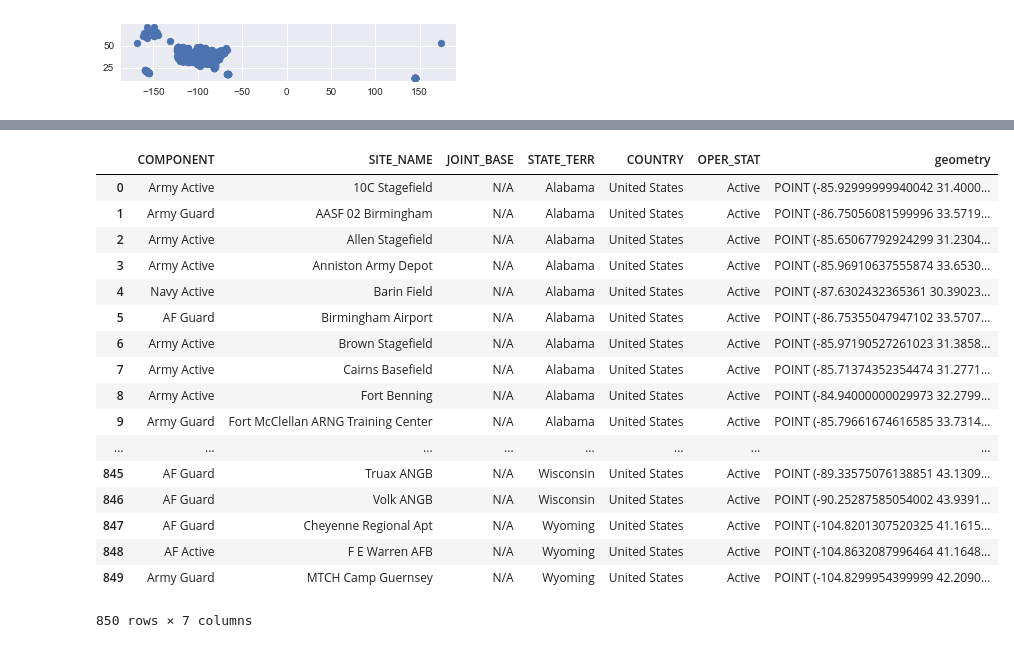
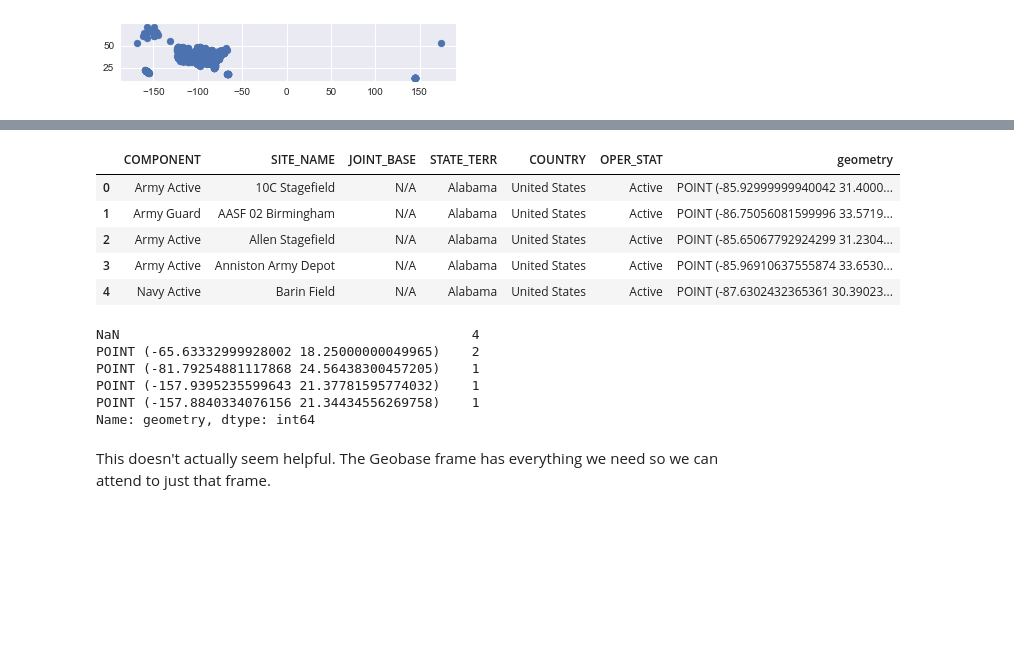
Before and after one commit to broad32/Military-Installation-Research, a Jupyter notebook: Bases_2015.ipynb, the cells around one changed output, grey strips where cells are left out. Saved outputs shown, nothing was run; the diff lists cells and outputs as text; code cells hidden in the pictures; blank space fills up the shorter version.

```diff
--- a/Bases_2015.ipynb
+++ b/Bases_2015.ipynb
@@ -248,25 +204,24 @@ result= pd.merge(base,geobase, how='outer',
                  on= ['COMPONENT','SITE_NAME', 'JOINT_BASE', 'STATE_TERR', 'COUNTRY', 'OPER_STAT'])
 # %%
 result=result.sort_values(['STATE_TERR', 'SITE_NAME']).reset_index(drop=True)
-result
+result.head()
 # %% [output]
 |  | COMPONENT | SITE_NAME | JOINT_BASE | STATE_TERR | COUNTRY | OPER_STAT | geometry |
 | 0 | Army Active | 10C Stagefield | N/A | Alabama | United States | Active | POINT (-85.92999999940042 31.4000... |
 | 1 | Army Guard | AASF 02 Birmingham | N/A | Alabama | United States | Active | POINT (-86.75056081599996 33.5719... |
 | 2 | Army Active | Allen Stagefield | N/A | Alabama | United States | Active | POINT (-85.65067792924299 31.2304... |
 | 3 | Army Active | Anniston Army Depot | N/A | Alabama | United States | Active | POINT (-85.96910637555874 33.6530... |
 | 4 | Navy Active | Barin Field | N/A | Alabama | United States | Active | POINT (-87.6302432365361 30.39023... |
-| 5 | AF Guard | Birmingham Airport | N/A | Alabama | United States | Active | POINT (-86.75355047947102 33.5707... |
-| 6 | Army Active | Brown Stagefield | N/A | Alabama | United States | Active | POINT (-85.97190527261023 31.3858... |
-| 7 | Army Active | Cairns Basefield | N/A | Alabama | United States | Active | POINT (-85.71374352354474 31.2771... |
-| 8 | Army Active | Fort Benning | N/A | Alabama | United States | Active | POINT (-84.94000000029973 32.2799... |
-| 9 | Army Guard | Fort McClellan ARNG Training Center | N/A | Alabama | United States | Active | POINT (-85.79661674616585 33.7314... |
-| ... | ... | ... | ... | ... | ... | ... | ... |
-| 845 | AF Guard | Truax ANGB | N/A | Wisconsin | United States | Active | POINT (-89.33575076138851 43.1309... |
-| 846 | AF Guard | Volk ANGB | N/A | Wisconsin | United States | Active | POINT (-90.25287585054002 43.9391... |
-| 847 | AF Guard | Cheyenne Regional Apt | N/A | Wyoming | United States | Active | POINT (-104.8201307520325 41.1615... |
-| 848 | AF Active | F E Warren AFB | N/A | Wyoming | United States | Active | POINT (-104.8632087996464 41.1648... |
-| 849 | Army Guard | MTCH Camp Guernsey | N/A | Wyoming | United States | Active | POINT (-104.8299954399999 42.2090... |
-850 rows × 7 columns
+# %%
+result['geometry'].value_counts(dropna=False).head()
+# %% [output]
+NaN                                             4
+POINT (-65.63332999928002 18.25000000049965)    2
+POINT (-81.79254881117868 24.56438300457205)    1
+POINT (-157.9395235599643 21.37781595774032)    1
+POINT (-157.8840334076156 21.34434556269758)    1
+Name: geometry, dtype: int64
+# %% [markdown]
+This doesn't actually seem helpful.  The Geobase frame has everything we need so we can attend to just that frame.
 # %%
 geobase=geobase.sort_values(['STATE_TERR','SITE_NAME']).reset_index(drop=True)
```
Also changed, not shown: parts of 17 cells of this notebook.
